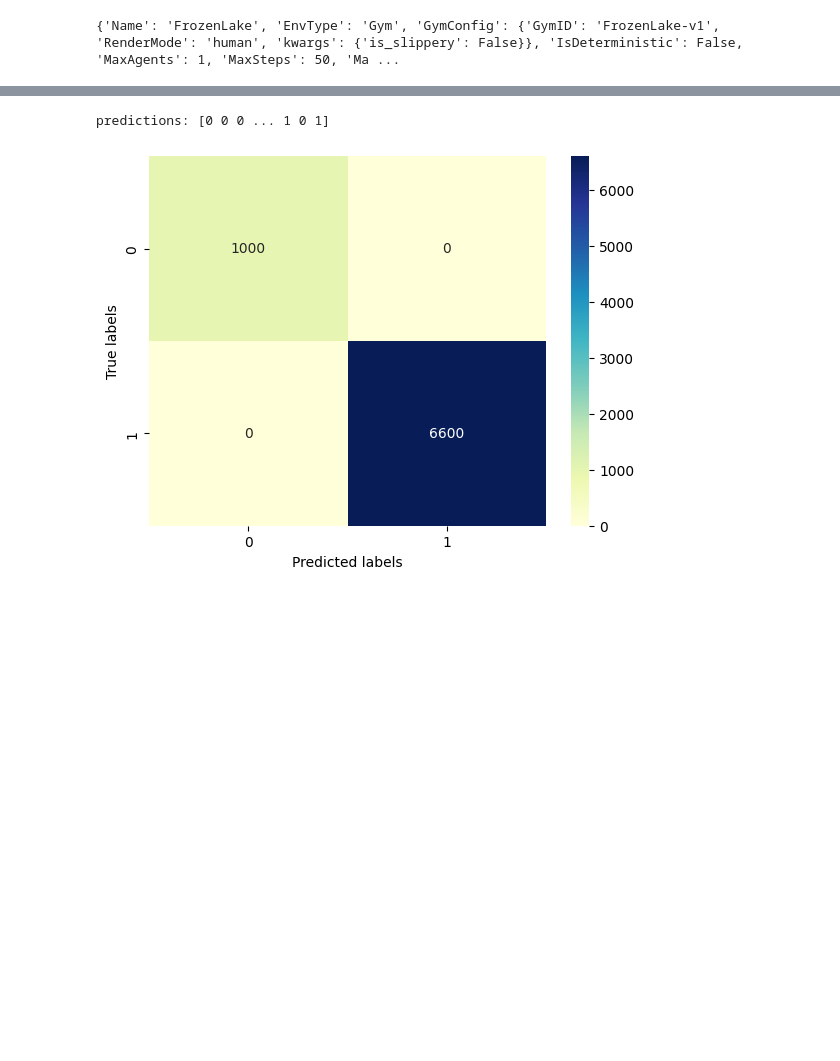
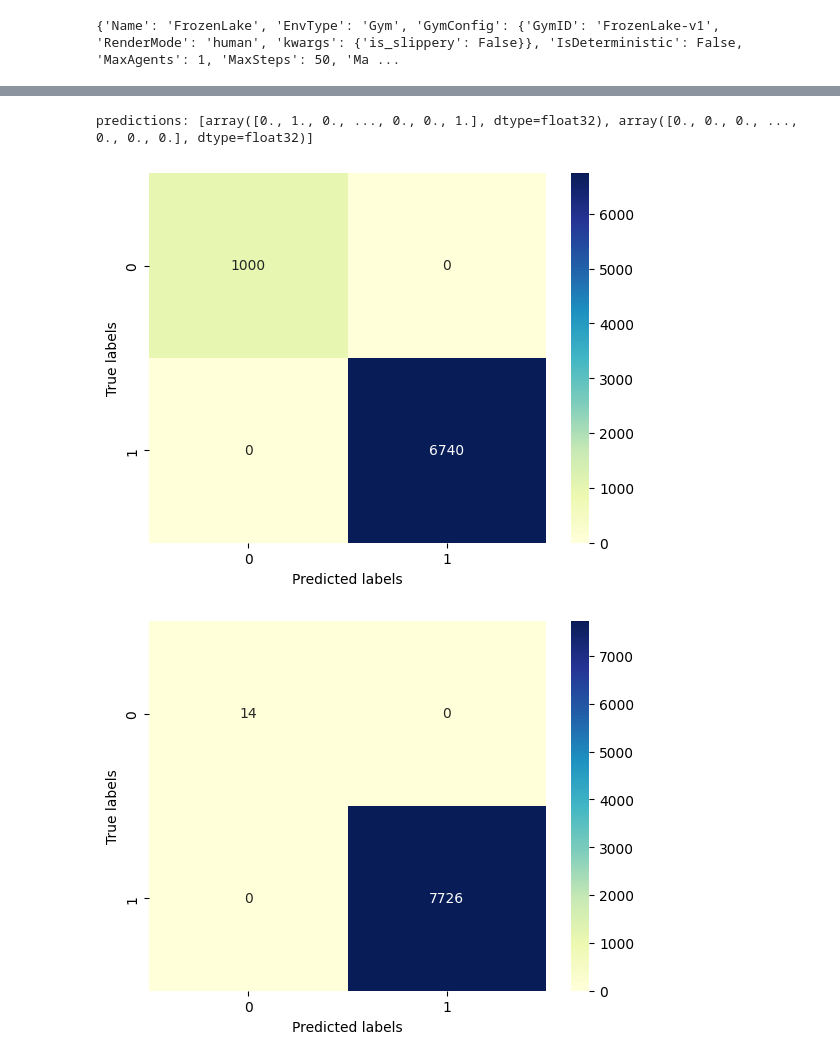
Before and after one commit to louie-jones-strong/Uni-Dissertation, a Jupyter notebook: Project/TrainPredictor.ipynb, the cells around one changed output, grey strips where cells are left out. Saved outputs shown, nothing was run; the diff lists cells and outputs as text; code cells hidden in the pictures; blank space fills up the shorter version.

Commit message:
and more predictors and wandb

```diff
--- a/Project/TrainPredictor.ipynb
+++ b/Project/TrainPredictor.ipynb
@@ -62,0 +49,4 @@ y: [0 0 0 ... 1 0 1]
+# %%
+x, y = dataManager.GetXYData(xColumns, yColumns)
+print(f"X: {x}")
+print(f"Y: {y}")
@@ -63,10 +68,11 @@ y: [0 0 0 ... 1 0 1]
 # %%
-predictor.Train(x, y)
+predictor.Train()
 # %%
-predictions = predictor.PredictValue(x)
+predictions = predictor.Predict(x)
+
 print(f"predictions: {predictions}")
 # %% [output]
-predictions: [0 0 0 ... 1 0 1]
+predictions: [array([0., 1., 0., ..., 0., 0., 1.], dtype=float32), array([0., 0., 0., ..., 0., 0., 0.], dtype=float32)]
 # %%
 
 
@@ -74,13 +80,13 @@ predictions: [0 0 0 ... 1 0 1]
 
 def CreateConfusionMatrix(y, predictions):
 	# true positive
-	tp = np.sum(np.logical_and(predictions == 1, y == 1))
+	tp = np.sum(np.logical_and(predictions == True, y == True))
 	# true negative
-	tn = np.sum(np.logical_and(predictions == 0, y == 0))
+	tn = np.sum(np.logical_and(predictions == False, y == False))
 	# false positive
-	fp = np.sum(np.logical_and(predictions == 1, y == 0))
+	fp = np.sum(np.logical_and(predictions == True, y == False))
 	# false negative
-	fn = np.sum(np.logical_and(predictions == 0, y == 1))
+	fn = np.sum(np.logical_and(predictions == False, y == True))
 
 	return tp, tn, fp, fn
 
@@ -100,7 +106,16 @@ def PlotConfusionMatrix(tp, tn, fp, fn):
 	plt.show()
 	return
 
-tp, tn, fp, fn = CreateConfusionMatrix(y, predictions)
-PlotConfusionMatrix(tp, tn, fp, fn)
+
+def PlotCM(y, predictions):
+	tp, tn, fp, fn = CreateConfusionMatrix(y, predictions)
+	PlotConfusionMatrix(tp, tn, fp, fn)
+	return
-# %% [output]
-[figure, removed]
+# %%
+y1 = dataManager.GetColumns([DCT.DataColumnTypes.Terminated])[0]
+y2 = dataManager.GetColumns([DCT.DataColumnTypes.Reward])[0]
+PlotCM(y1, predictions[0])
+PlotCM(y2, predictions[1])
+# %% [output]
+[figure, added]
+[figure, added]
```
Also changed, not shown: parts of 5 cells of this notebook, 11 other files.
